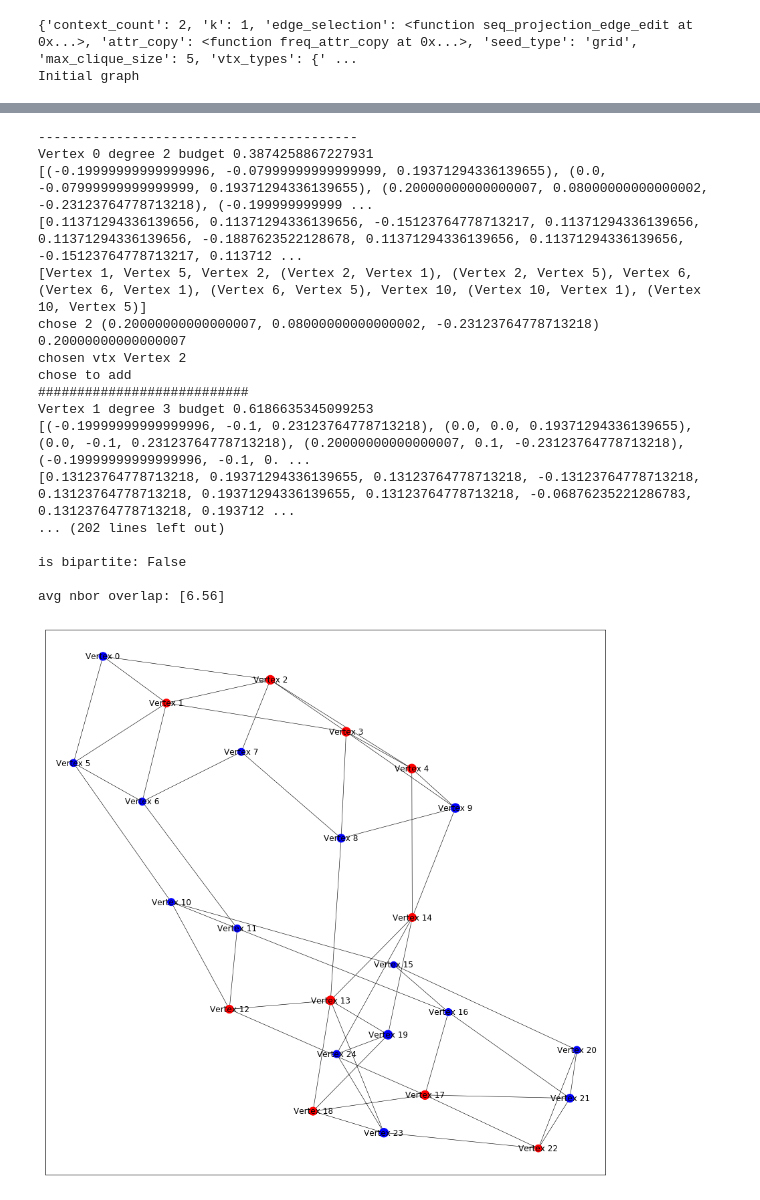
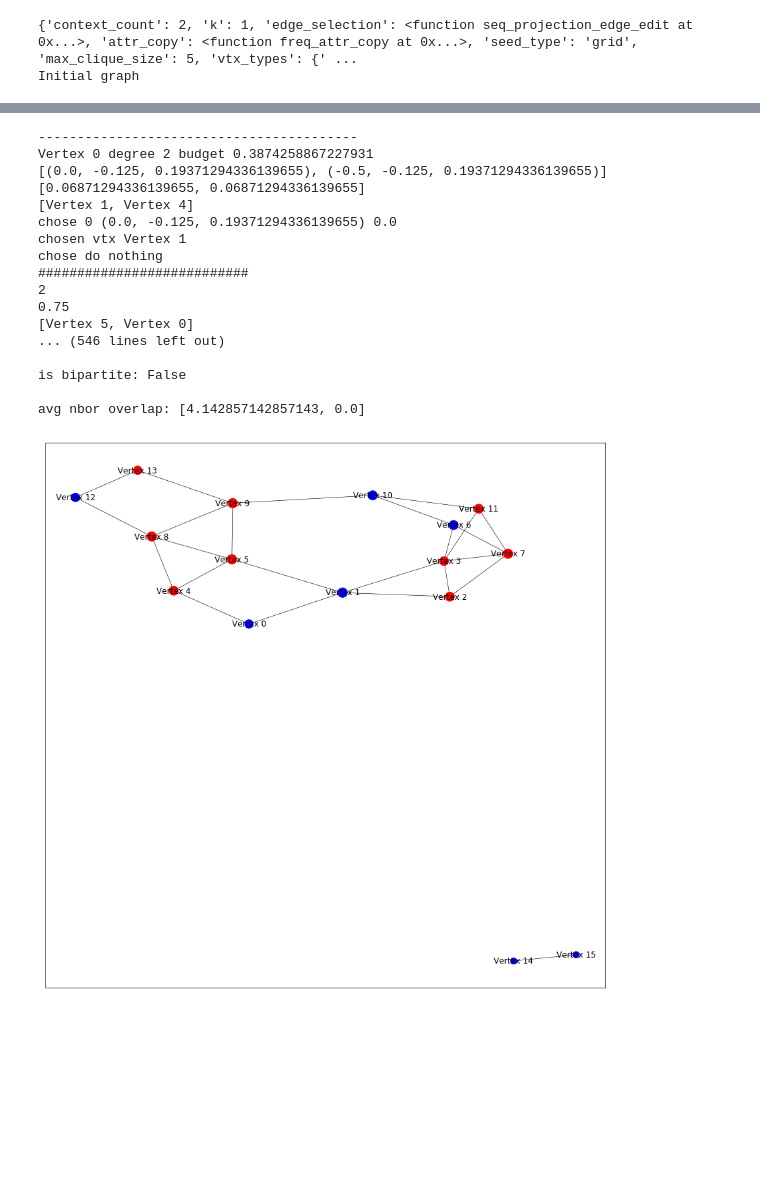
Before and after one commit to CrowdDynamicsLab/IESimulation, a Jupyter notebook: attribute_copying_growth.ipynb, the cells around one changed output, grey strips where cells are left out. Cells and saved outputs as stored; diff of their text form; code cells hidden in the pictures; blank space fills up the shorter version.

```diff
--- a/attribute_copying_growth.ipynb
+++ b/attribute_copying_growth.ipynb
@@ -12,7 +12,7 @@ import sim_lib.attr_lib.util as alu
 from sim_lib.attr_lib.formation import *
 import sim_lib.attr_lib.vis as vis
 # %%
-_N = 25
+_N = 16
 
 # Simul + some vis parameters
 num_iters = 10
@@ -166,9 +166,9 @@ for it in range(num_iters):
         G.sim_params['edge_selection'] = alu.seq_edge_sel_silent
 
     calc_edges(G)
-    seq_global_walk(G)
-    for v in [ v for v in G.vertices if v.degree == 0 ]:
-        alu.indep_context_proposal(G, v)
+#    seq_global_walk(G)
+#    for v in [ v for v in G.vertices if v.degree == 0 ]:
+#        alu.indep_context_proposal(G, v)
 
     # Sim iter end, start stat collection
     attr_util_vals = [ u.data['total_attr_util'](u, G) for u in G.vertices ]
@@ -229,19 +229,19 @@ Initial graph
 -----------------------------------------
 Vertex 0 degree 2 budget 0.3874258867227931
-[(-0.19999999999999996, -0.07999999999999999, 0.19371294336139655), (0.0, -0.07999999999999999, 0.19371294336139655), (0.20000000000000007, 0.08000000000000002, -0.23123764778713218), (-0.199999999999 ...
-[0.11371294336139656, 0.11371294336139656, -0.15123764778713217, 0.11371294336139656, 0.11371294336139656, -0.1887623522128678, 0.11371294336139656, 0.11371294336139656, -0.15123764778713217, 0.113712 ...
-[Vertex 1, Vertex 5, Vertex 2, (Vertex 2, Vertex 1), (Vertex 2, Vertex 5), Vertex 6, (Vertex 6, Vertex 1), (Vertex 6, Vertex 5), Vertex 10, (Vertex 10, Vertex 1), (Vertex 10, Vertex 5)]
-chose 2 (0.20000000000000007, 0.08000000000000002, -0.23123764778713218) 0.20000000000000007
-chosen vtx Vertex 2
-chose to add
+[(0.0, -0.125, 0.19371294336139655), (-0.5, -0.125, 0.19371294336139655)]
+[0.06871294336139655, 0.06871294336139655]
+[Vertex 1, Vertex 4]
+chose 0 (0.0, -0.125, 0.19371294336139655) 0.0
+chosen vtx Vertex 1
+chose do nothing
 ###########################
-Vertex 1 degree 3 budget 0.6186635345099253
-[(-0.19999999999999996, -0.1, 0.23123764778713218), (0.0, 0.0, 0.19371294336139655), (0.0, -0.1, 0.23123764778713218), (0.20000000000000007, 0.1, -0.23123764778713218), (-0.19999999999999996, -0.1, 0. ...
-[0.13123764778713218, 0.19371294336139655, 0.13123764778713218, -0.13123764778713218, 0.13123764778713218, 0.19371294336139655, 0.13123764778713218, -0.06876235221286783, 0.13123764778713218, 0.193712 ...
-... (202 lines left out)
+2
+0.75
+[Vertex 5, Vertex 0]
+... (546 lines left out)
 
 is bipartite: False
 
-avg nbor overlap: [6.56]
+avg nbor overlap: [4.142857142857143, 0.0]
-[figure, old version]
+[figure, new version]
 -----------------------------------------
```
Also changed, not shown: parts of 1 cell of this notebook, 1 other file.
